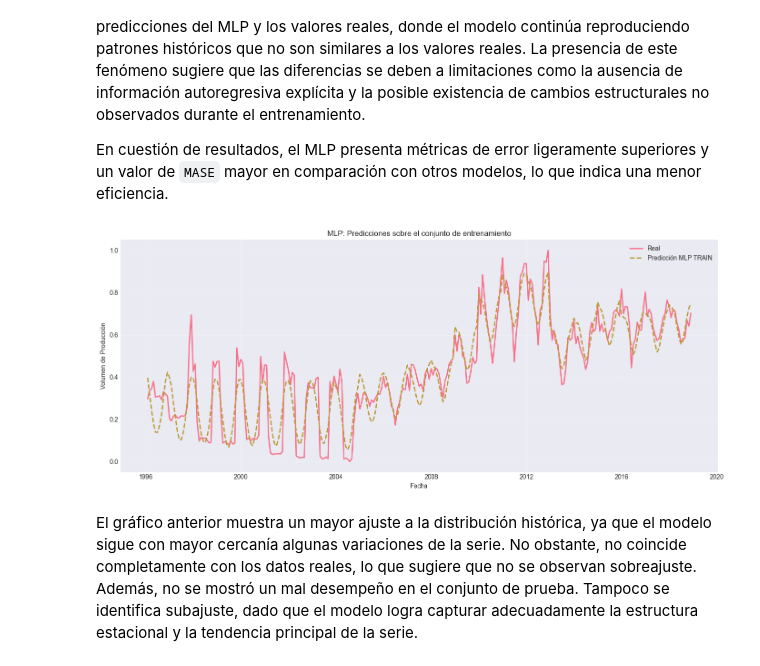
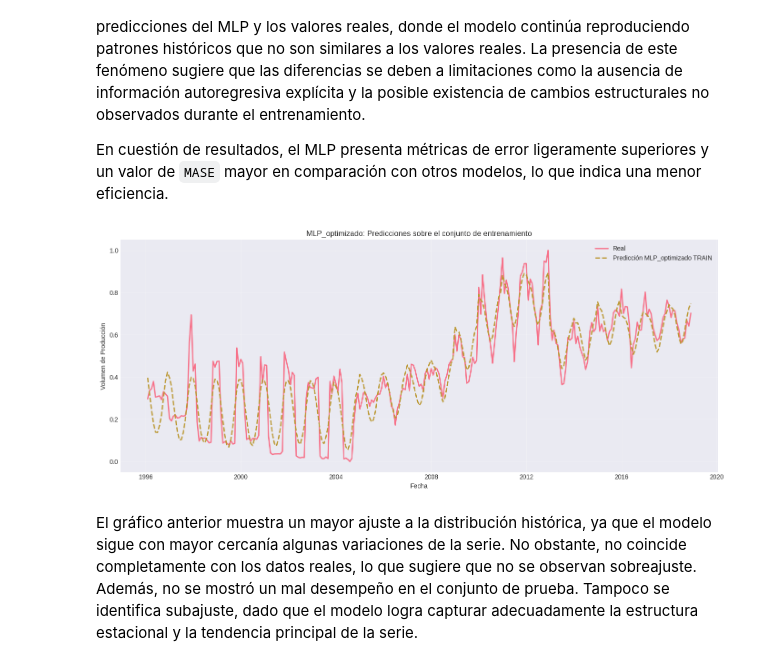
Before and after one commit to juan-pablo-lopez/tc5035-ene26-equipo29, a Jupyter notebook: Avance4.Equipo29.ipynb, the cells around one changed output. Drawn from its saved outputs; the diff is of its cells as text; code cells hidden in the pictures.

```diff
--- a/Avance4.Equipo29.ipynb
+++ b/Avance4.Equipo29.ipynb
@@ -1501,8 +1556,3 @@ y_mlp_optimizado = mlp_model_optimizado.predict(X_test)
 Partiendo de los hiperparámetros por defecto, ya que permiten establecer un punto de referencia, y considerando las dimensiones del dataset junto con el esquema de validación temporal mediante partición fija, se implementó una arquitectura sencilla compuesta por una sola capa oculta con 100 neuronas, manteniendo los demás parámetros en sus valores por defecto.
 
 Esta elección busca proporcionar suficiente capacidad de modelado sin incrementar excesivamente la complejidad, considerando que el conjunto de entrenamiento cuenta con aproximadamente 276 observaciones. Adicionalmente, se empleó la función de activación `ReLU` y el optimizador `Adam`, configuraciones estándar que ofrecen estabilidad y eficiencia durante el entrenamiento, permitiendo mantener un equilibrio entre capacidad de aprendizaje y control del sobreajuste.
-# %%
-inicio = time.time()
-mlp_model_optimizado.fit(X_train, y_train)
-fin = time.time()
-print("Tiempo MLP:", fin - inicio, "segundos")
@@ -1535,0 +1559,4 @@ metrics_mlp_optimizado
+# %%
+# Obtener el mejor
+mejor_mlp_nombre = df_rank.loc[df_rank["Score"].idxmin(), "Modelo"]
+mejor_mlp_nombre
@@ -1536,3 +1579,13 @@ metrics_mlp_optimizado
+# %%
+# Obtener modelo ganador
+modelo_final = modelos_entrenados[mejor_mlp_nombre]["modelo"]
+X_train_final = modelos_entrenados[mejor_mlp_nombre]["X_train"]
+
+# Predecir sobre el train con el que fue entrenado
+y_pred_train_mlp = modelo_final.predict(X_train_final)
+
+# Guardar predicción
+modelos_entrenados[mejor_mlp_nombre]["y_pred_train"] = y_pred_train_mlp
 # %% [markdown]
 Este modelo tiene un `MAE` de 0.0568, lo que significa que, en promedio, las predicciones se equivocan muy poco respecto al valor real, es decir, el error absoluto promedio es bajo.
 
@@ -1568,20 +1624,28 @@ En los últimos meses del periodo de prueba se observa una diferencia entre las
 
 En cuestión de resultados, el MLP presenta métricas de error ligeramente superiores y un valor de `MASE` mayor en comparación con otros modelos, lo que indica una menor eficiencia.
 # %%
+# Obtener modelo ganador
+modelo_info = modelos_entrenados[mejor_mlp_nombre]
+modelo_final = modelo_info["modelo"]
+X_train_final = modelo_info["X_train"]
+y_train_real = modelo_info["y_train"] if "y_train" in modelo_info else y_train
+
+# Predicción sobre TRAIN
+y_train_pred_mlp = modelo_final.predict(X_train_final)
+
+# Gráfico
 fig, ax = plt.subplots(figsize=(14, 6))
-# Predicciones sobre el conjunto de entrenamiento
-y_train_pred_mlp = mlp_model_optimizado.predict(X_train)
-ax.plot(y_train.index, y_train.values, label='Real', linewidth=2)
-ax.plot(y_train.index, y_train_pred_mlp, label='Predicción MLP TRAIN', linestyle='--', linewidth=2)
+ax.plot(y_train_real.index, y_train_real.values,label='Real', linewidth=2)
+ax.plot(y_train_real.index, y_train_pred_mlp,label=f'Predicción {mejor_mlp_nombre} TRAIN',linestyle='--', linewidth=2)
 ax.set_xlabel('Fecha')
 ax.set_ylabel('Volumen de Producción')
-ax.set_title('MLP: Predicciones sobre el conjunto de entrenamiento')
+ax.set_title(f'{mejor_mlp_nombre}: Predicciones sobre el conjunto de entrenamiento')
 ax.legend()
 ax.grid(True, alpha=0.3)
 plt.tight_layout()
 plt.show()
 # %% [output]
-[figure, old version]
+[figure, new version]
 # %% [markdown]
 El gráfico anterior muestra un mayor ajuste a la distribución histórica, ya que el modelo sigue con mayor cercanía algunas variaciones de la serie. No obstante, no coincide completamente con los datos reales, lo que sugiere que no se observan sobreajuste. Además, no se mostró un mal desempeño en el conjunto de prueba. Tampoco se identifica subajuste, dado que el modelo logra capturar adecuadamente la estructura estacional y la tendencia principal de la serie.
 # %% [markdown]
```
Also changed, not shown: parts of 47 cells of this notebook.
